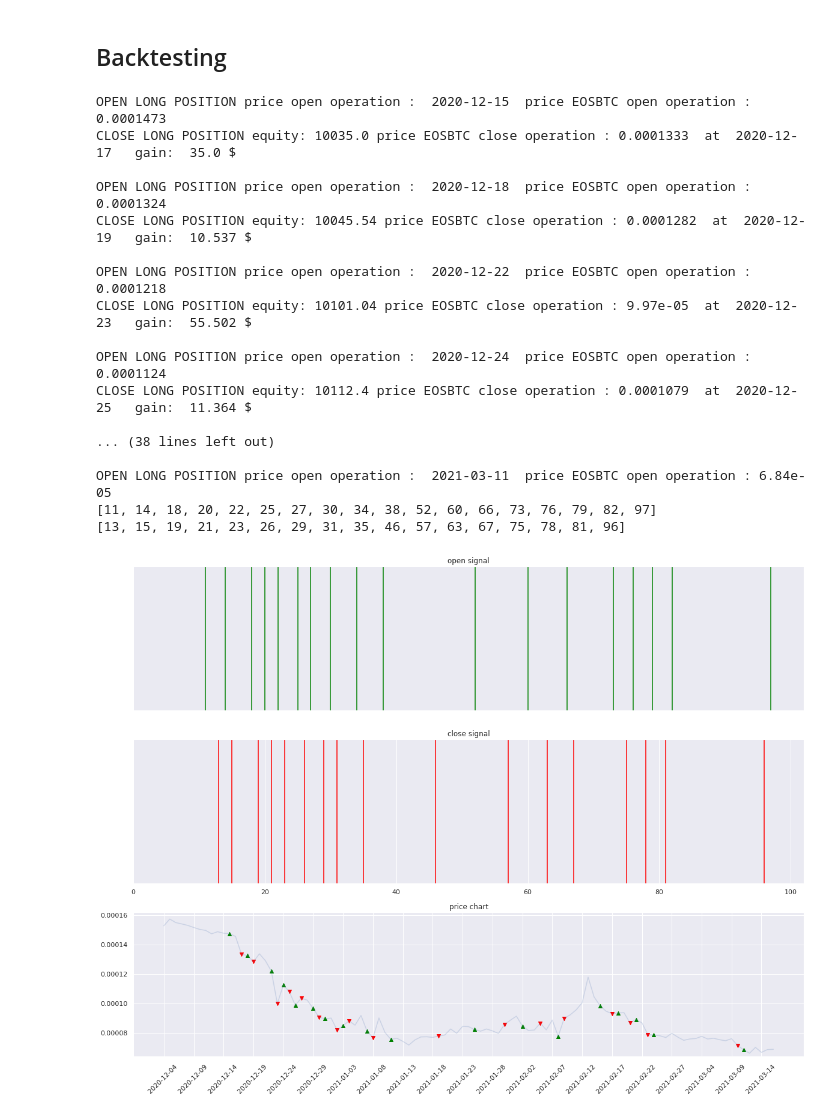
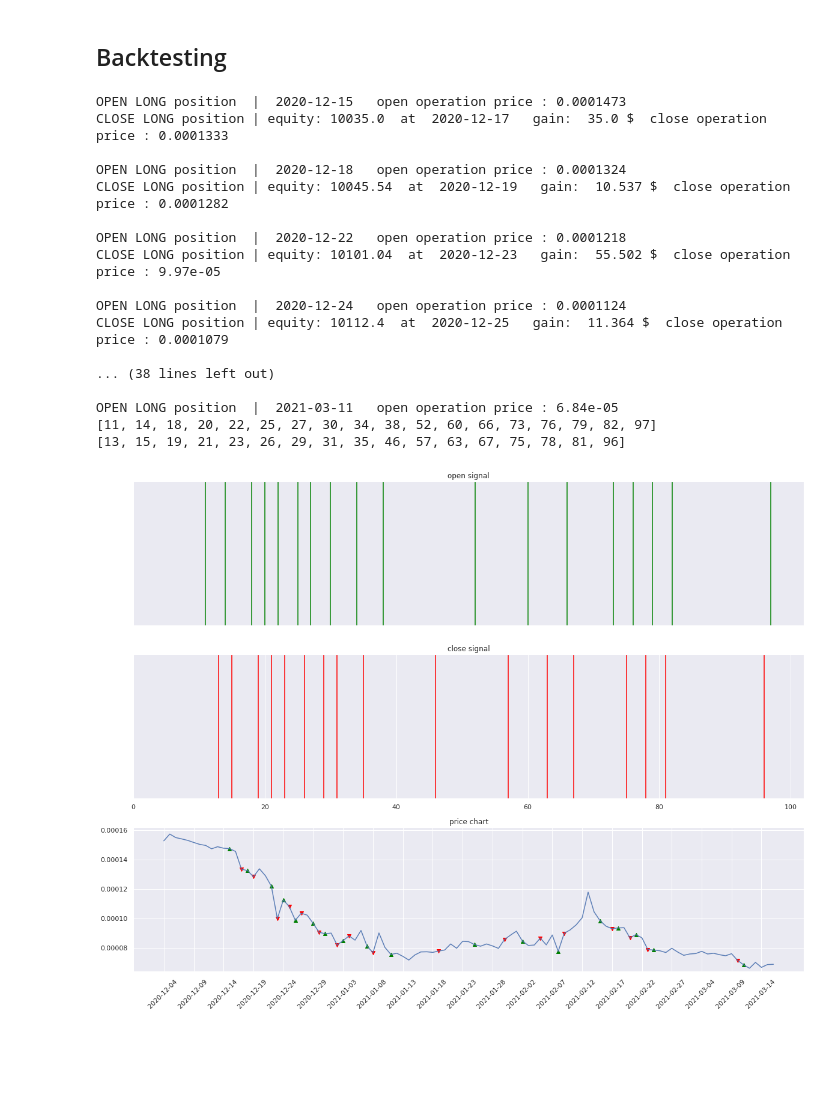
Before and after one commit to erma0x/trading-strategy-explorer, a Jupyter notebook: backtester.ipynb, the cells around one changed output. Saved outputs shown, nothing was run; the diff lists cells and outputs as text; code cells hidden in the pictures; blank space fills up the shorter version.

```diff
--- a/backtester.ipynb
+++ b/backtester.ipynb
@@ -17,6 +39,6 @@ file_path
 # %%
-PATH_BTCUSDT1h = "/BTCUSDT_1h.csv"
-PATH_EOSBTC1d = "/EOSBTC_1d.csv"
+PATH_BTCUSDT1h = "/data/BTCUSDT_1h.csv"
+PATH_EOSBTC1d = "/data/EOSBTC_1d.csv"
 
 df = pd.read_csv(file_path+PATH_EOSBTC1d,
                      index_col=0,
@@ -156,7 +178,7 @@ def backtest(df, capital):
             if open_operation==False and Close < df['Close'].iloc[idx-2]:
                 open_operation = True
                 open_price = Close
-                print('\nOPEN LONG POSITION price open operation : ',Date,'price EOSBTC open operation :',round(Close,8))
+                print('\nOPEN LONG position  | ',Date,' open operation price :',round(Close,8))
                 plot_open_signal.append(idx)
                 df['open_signal'].iloc[idx] = Close
 
@@ -171,7 +193,7 @@ def backtest(df, capital):
                 if (gain > real_TP or gain < -real_SL): # Close position
                     capital += gain
                     open_operation = False
-                    print('CLOSE LONG POSITION equity:', round(capital,2),'price EOSBTC close operation :',round(Close,10),' at ',Date, ' gain: ',round(gain,3),'$')
+                    print('CLOSE LONG position | equity:', round(capital,2),' at ',Date, ' gain: ',round(gain,3),'$',' close operation price :',round(Close,10))
                     plot_close_signal.append(idx)
                     df['close_signal'].iloc[idx] = Close
 
@@ -209,48 +231,48 @@ def backtest(df, capital):
 
 
     # PRICES
-    ax3.plot(df.index, df.Close,alpha=0.2)
+    ax3.plot(df.index, df.Close,alpha=0.9)
     ax3.scatter(df.index,df['open_signal'], color='green', label='buy',marker='^',alpha=1 )
     ax3.scatter(df.index,df['close_signal'], color='red', label='sell' ,marker='v',alpha=1 )
 
     ax3.set_title('price chart')
     ax3.set_xticks(df.index[::5])
     ax3.set_xticklabels(df.index[::5], rotation=45)
     ax3.set_ylim(min(df.Close)*0.97, max(df.Close)*1.03)
 
     #plt.figure(figsize=(25,20))
     plt.show()
 
     return equity_history
 
 
 def plot_equity(equity_history):
     f, ax1 = plt.subplots(1, 1, sharey=True)
     f.set_figheight(15)
     #f.set_figwidth(20)
     plt.plot(equity_history)
     plt.title('Equity')
     plt.show()
 
 equity = backtest(df=df_price, capital=cap)
 plot_equity(equity)
 # %% [output]
-OPEN LONG POSITION price open operation :  2020-12-15  price EOSBTC open operation : 0.0001473
-CLOSE LONG POSITION equity: 10035.0 price EOSBTC close operation : 0.0001333  at  2020-12-17   gain:  35.0 $
+OPEN LONG position  |  2020-12-15   open operation price : 0.0001473
+CLOSE LONG position | equity: 10035.0  at  2020-12-17   gain:  35.0 $  close operation price : 0.0001333
 
-OPEN LONG POSITION price open operation :  2020-12-18  price EOSBTC open operation : 0.0001324
-CLOSE LONG POSITION equity: 10045.54 price EOSBTC close operation : 0.0001282  at  2020-12-19   gain:  10.537 $
+OPEN LONG position  |  2020-12-18   open operation price : 0.0001324
+CLOSE LONG position | equity: 10045.54  at  2020-12-19   gain:  10.537 $  close operation price : 0.0001282
 
-OPEN LONG POSITION price open operation :  2020-12-22  price EOSBTC open operation : 0.0001218
-CLOSE LONG POSITION equity: 10101.04 price EOSBTC close operation : 9.97e-05  at  2020-12-23   gain:  55.502 $
+OPEN LONG position  |  2020-12-22   open operation price : 0.0001218
+CLOSE LONG position | equity: 10101.04  at  2020-12-23   gain:  55.502 $  close operation price : 9.97e-05
 
-OPEN LONG POSITION price open operation :  2020-12-24  price EOSBTC open operation : 0.0001124
-CLOSE LONG POSITION equity: 10112.4 price EOSBTC close operation : 0.0001079  at  2020-12-25   gain:  11.364 $
+OPEN LONG position  |  2020-12-24   open operation price : 0.0001124
+CLOSE LONG position | equity: 10112.4  at  2020-12-25   gain:  11.364 $  close operation price : 0.0001079
 
 ... (38 lines left out)
 
-OPEN LONG POSITION price open operation :  2021-03-11  price EOSBTC open operation : 6.84e-05
+OPEN LONG position  |  2021-03-11   open operation price : 6.84e-05
 [11, 14, 18, 20, 22, 25, 27, 30, 34, 38, 52, 60, 66, 73, 76, 79, 82, 97]
 [13, 15, 19, 21, 23, 26, 29, 31, 35, 46, 57, 63, 67, 75, 78, 81, 96]
-[figure, old version]
+[figure, new version]
 [figure]
```
Also changed, not shown: parts of 4 cells of this notebook, 10 other files.
